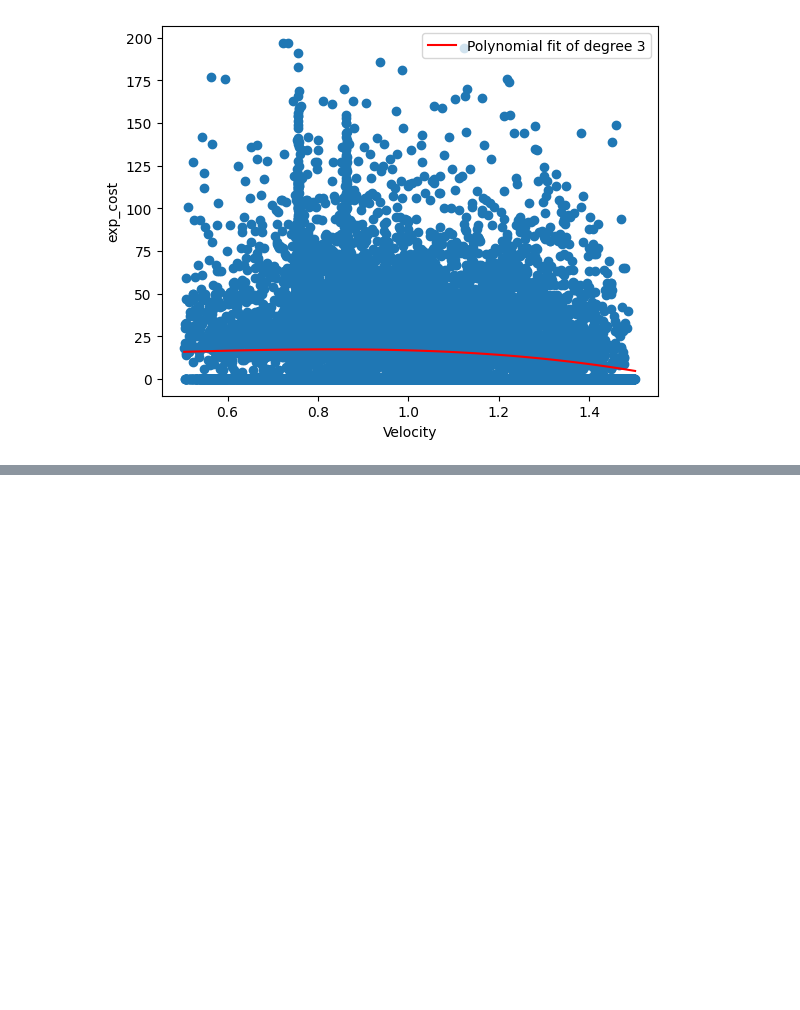
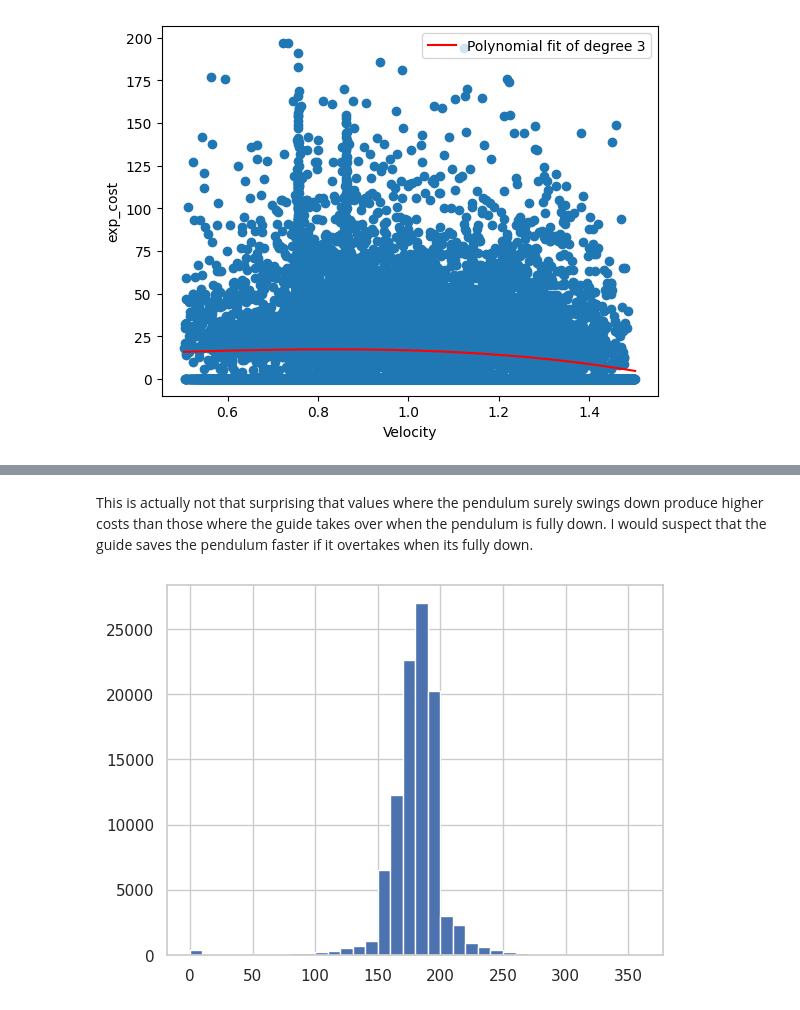
Before and after one commit to Shirkanzilla/predictive-control-switch, a Jupyter notebook: predictive_control_switch/dataset_creation/create_dataset.ipynb, the cells around one changed output, grey strips where cells are left out. Saved outputs shown, nothing was run; the diff lists cells and outputs as text; code cells hidden in the pictures; blank space fills up the shorter version.

```diff
--- a/predictive_control_switch/dataset_creation/create_dataset.ipynb
+++ b/predictive_control_switch/dataset_creation/create_dataset.ipynb
@@ -505,0 +597,9 @@ velocity_direction_plot(df_aligned["velocimeter0"], df_aligned["velocimeter1"],
+# %% [markdown]
+This is actually not that surprising that values where the pendulum surely swings down produce higher costs than those where the guide takes over when the pendulum is fully down.
+I would suspect that the guide saves the pendulum faster if it overtakes when its fully down.
+# %%
+counts, bins = np.histogram(angle, bins=36)
+plt.hist(angle, bins=36)
+plt.show()
+# %% [output]
+[figure, added]
```
Also changed, not shown: parts of 30 cells of this notebook, 26 other files.
